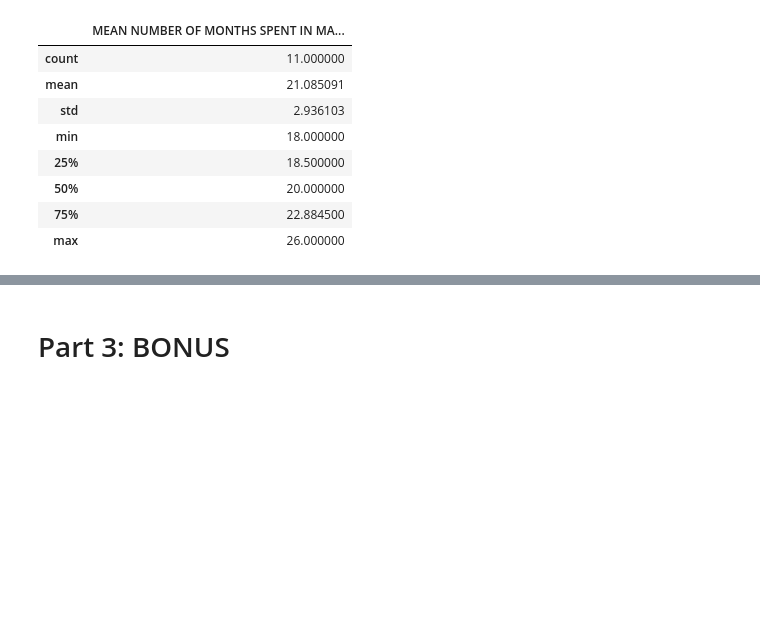
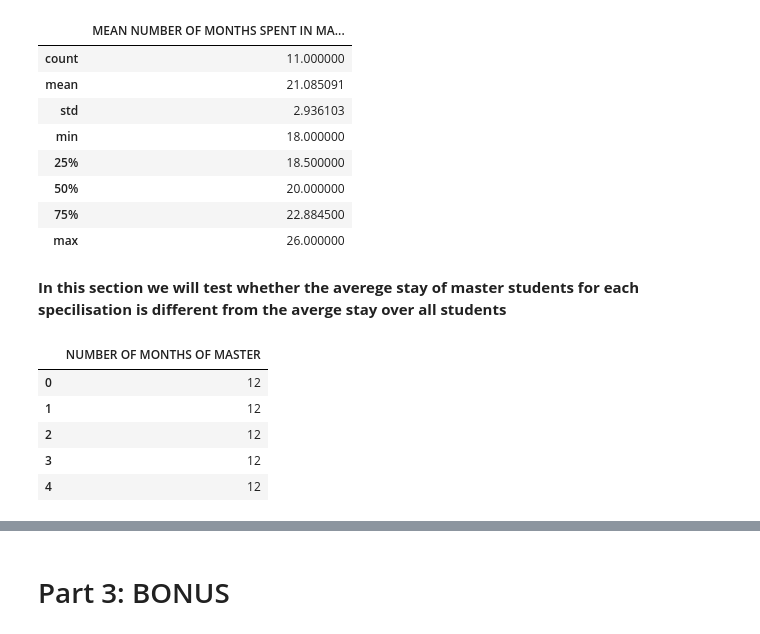
Before and after one commit to boudabou/ADA_Homeworks, a Jupyter notebook: Homework 2 - Extracting Data From Web/ISA.ipynb, the cells around one changed output, grey strips where cells are left out. Cells and saved outputs as stored; diff of their text form; code cells hidden in the pictures; blank space fills up the shorter version.

```diff
--- a/Homework 2 - Extracting Data From Web/ISA.ipynb
+++ b/Homework 2 - Extracting Data From Web/ISA.ipynb
@@ -563,3 +575,16 @@ mean_nb_of_months_per_spe.describe()
 | 50% | 20.000000 |
 | 75% | 22.884500 |
 | max | 26.000000 |
+# %% [markdown]
+**In this section we will test whether the averege stay of master students for each specilisation is different from the averge stay over all students**
+# %%
+# Compute the sample of the total number of months of Master for all students
+number_of_months_of_master_of_all_students = total_number_of_months_of_master.reset_index()[["NUMBER OF MONTHS OF MASTER"]]
+number_of_months_of_master_of_all_students.head()
+# %% [output]
+|  | NUMBER OF MONTHS OF MASTER |
+| 0 | 12 |
+| 1 | 12 |
+| 2 | 12 |
+| 3 | 12 |
+| 4 | 12 |
```
Also changed, not shown: parts of 27 cells of this notebook.
